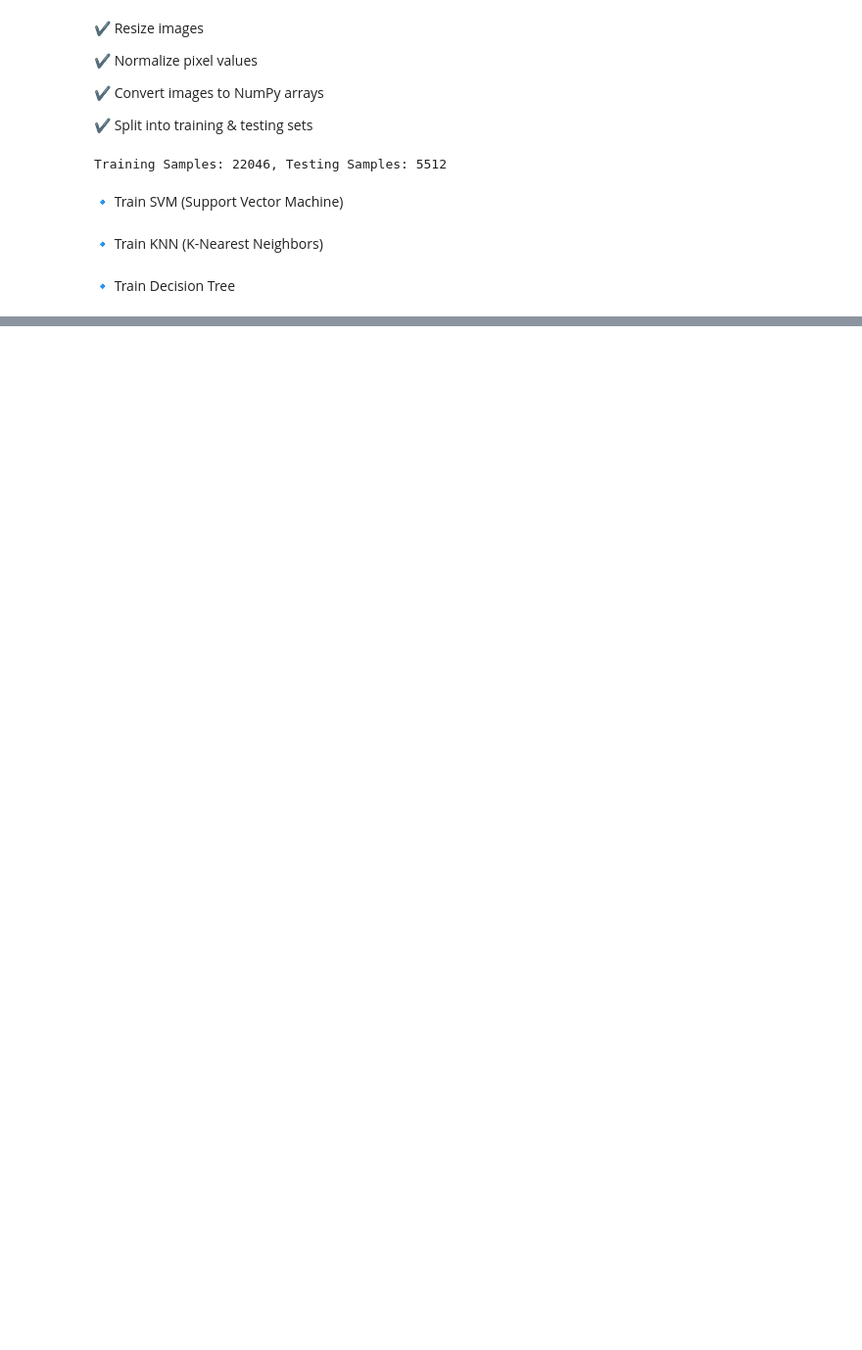
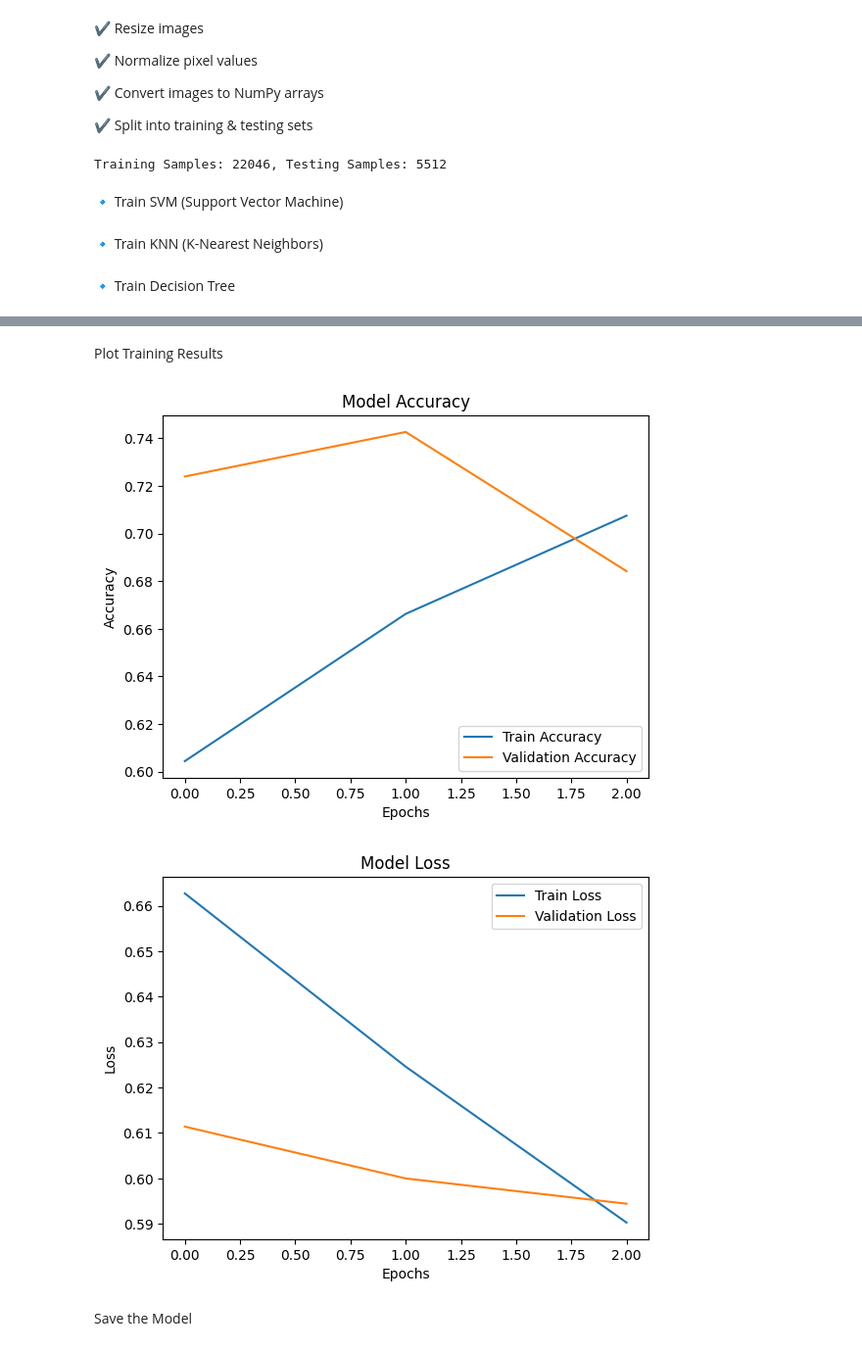
Before and after one commit to MANUPAL4321/malaria-detection-ml, a Jupyter notebook: malaria_detection_ml.ipynb, the cells around one changed output, grey strips where cells are left out. Shown: that part at 98% size. Saved outputs shown, nothing was run; the diff lists cells and outputs as text; code cells hidden in the pictures; blank space fills up the shorter version.

```diff
--- a/malaria_detection_ml.ipynb
+++ b/malaria_detection_ml.ipynb
@@ -172,0 +240,14 @@ print(f"Decision Tree Accuracy: {dt_acc:.4f}")
+# %%
+cnn_model_2 = create_cnn_model()  # Create model
+
+# Define Early Stopping (stop training if validation loss doesn't improve for 5 epochs)
+early_stop = EarlyStopping(monitor='val_loss', patience=5, restore_best_weights=True)
+
+# Train the model
+history = cnn_model_2.fit(
+    train_generator,
+    validation_data=validation_generator,
+    epochs=3,  # Start with 50 epochs
+    callbacks=[early_stop],  # Apply early stopping
+    verbose=1
+)
@@ -172,0 +300,27 @@ print(f"Decision Tree Accuracy: {dt_acc:.4f}")
+# %% [markdown]
+Plot Training Results
+# %%
+import matplotlib.pyplot as plt
+
+# Plot accuracy
+plt.plot(history.history['accuracy'], label='Train Accuracy')
+plt.plot(history.history['val_accuracy'], label='Validation Accuracy')
+plt.xlabel('Epochs')
+plt.ylabel('Accuracy')
+plt.legend()
+plt.title('Model Accuracy')
+plt.show()
+
+# Plot loss
+plt.plot(history.history['loss'], label='Train Loss')
+plt.plot(history.history['val_loss'], label='Validation Loss')
+plt.xlabel('Epochs')
+plt.ylabel('Loss')
+plt.legend()
+plt.title('Model Loss')
+plt.show()
+# %% [output]
+[figure, added]
+[figure, added]
+# %% [markdown]
+Save the Model
```
Also changed, not shown: parts of 29 cells of this notebook.
